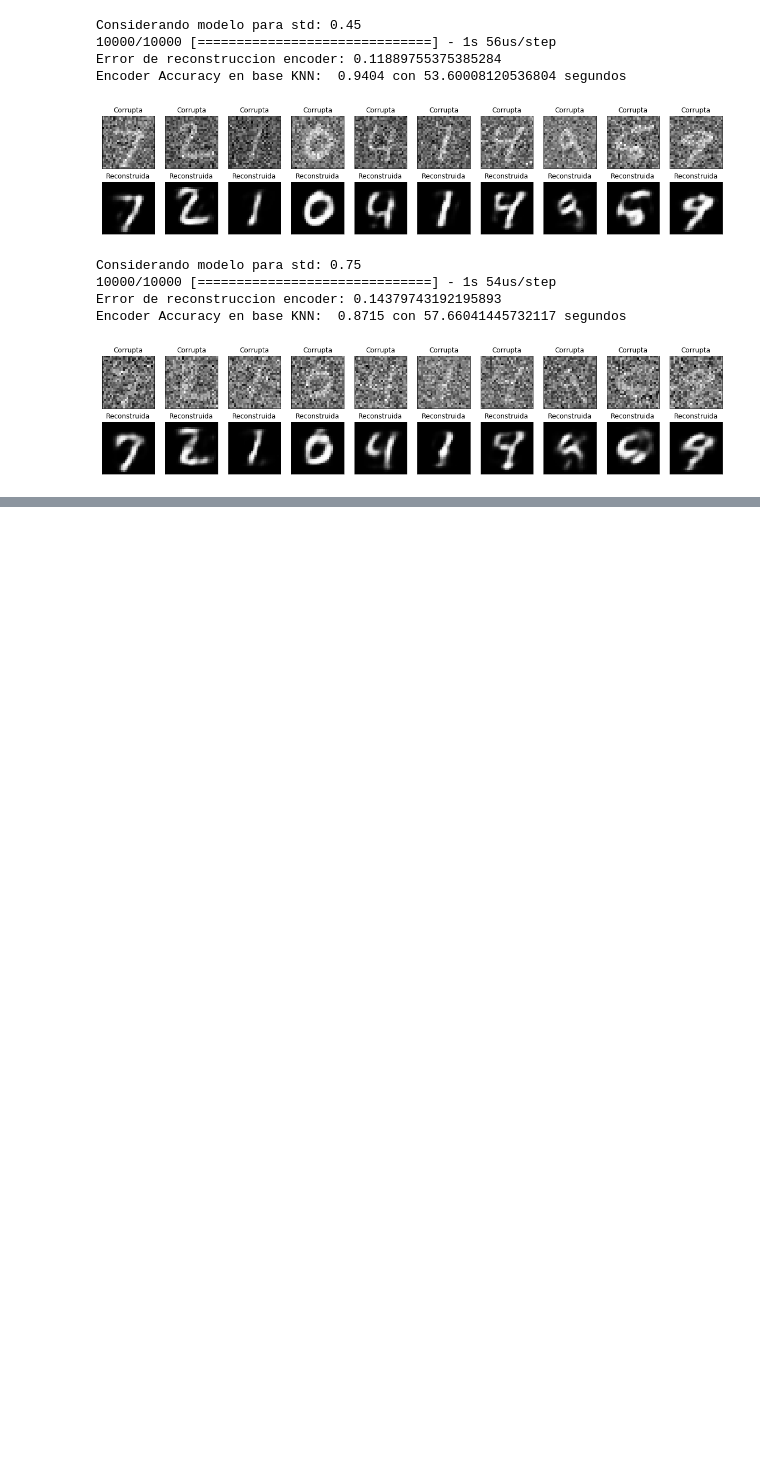
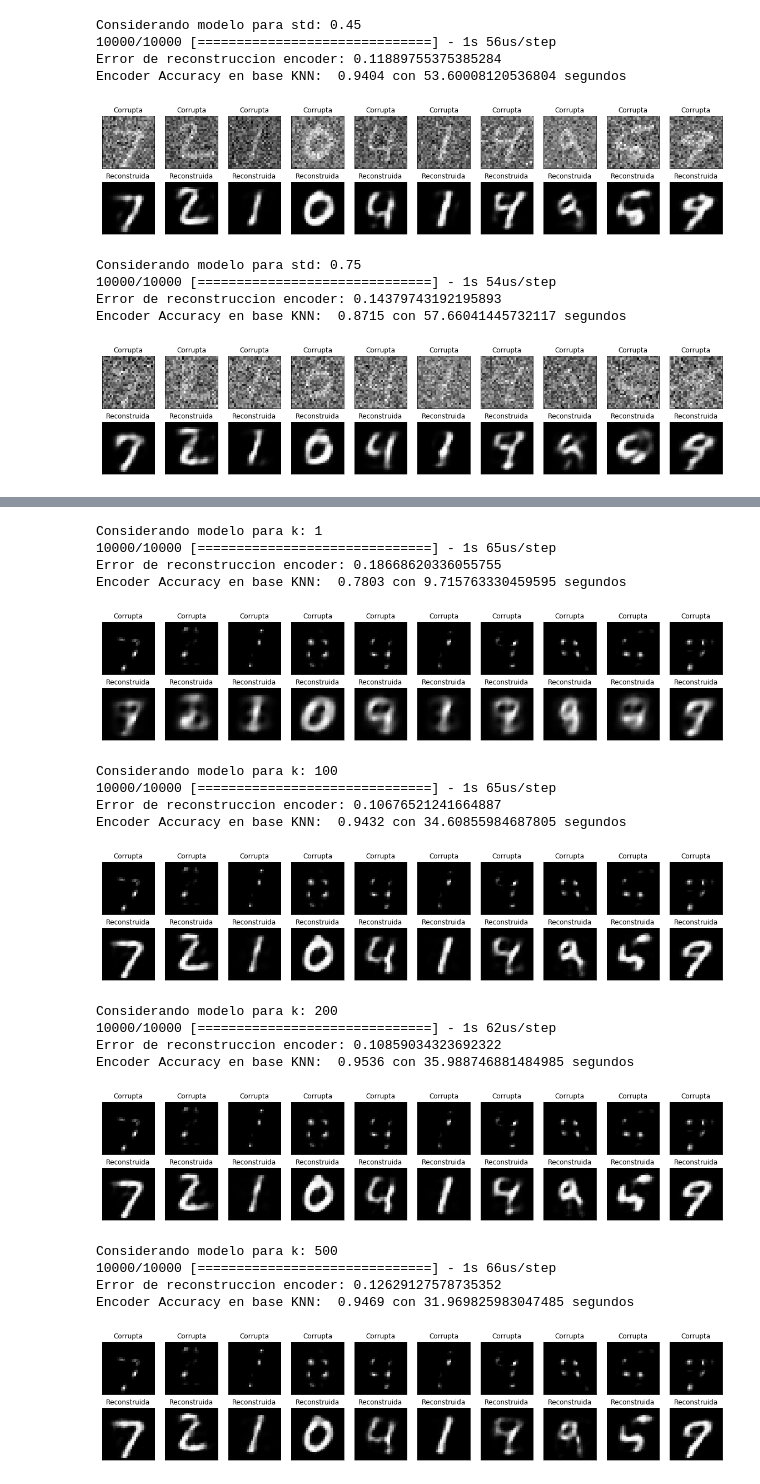
Before and after one commit to AlfredoAlfi/NNTarea2, a Jupyter notebook: Pregunta3.ipynb, the cells around one changed output, grey strips where cells are left out. Cells and saved outputs as stored; diff of their text form; code cells hidden in the pictures; blank space fills up the shorter version.

```diff
--- a/Pregunta3.ipynb
+++ b/Pregunta3.ipynb
@@ -1355,0 +1398,2 @@ NameError: name 'vectorProb' is not defined
+# %%
+gaussianas=filtroVision_gauss(4, covs)
@@ -1355,0 +1476,65 @@ NameError: name 'vectorProb' is not defined
+# %%
+from keras.models import load_model
+from sklearn.decomposition import PCA
+from sklearn.neighbors import KNeighborsClassifier
+import matplotlib.pyplot as plt
+%matplotlib inline
+import time
+
+for k in ks:
+    print ("Considerando modelo para k:", k)
+    noisy_x_train, noisy_x_val, noisy_x_test = corromper_normal(x_train, x_val, x_test, array, k)
+    autoencoder = load_model('./corruptos/autoencoder_768x32_normail_K_'+str(k)+'.h5')
+    #Reconstruir desde autoencoder (encoder --> decoder)
+    score = autoencoder.evaluate(noisy_x_test,x_test)
+    print ("Error de reconstruccion encoder:", score)
+    input_img = autoencoder.input
+    encoder_layer = autoencoder.layers[-2]
+    inicio = time.time()
+    encoder = Model(inputs=input_img, outputs=encoder_layer(input_img))
+    decoded_shape = Input(shape=(32,))
+    decoder_layer = autoencoder.layers[-1]
+    decoder = Model(inputs=decoded_shape, outputs=decoder_layer(decoded_shape))
+    encoded_train = encoder.predict(noisy_x_train)
+    encoded_test = encoder.predict(noisy_x_test)
+    decoded_test = decoder.predict(encoded_test)
+
+    clf = KNeighborsClassifier(10)
+    clf.fit(encoded_train, y_train)
+    print ("Encoder Accuracy en base KNN: ",clf.score(encoded_test,y_test),"con", (time.time() - inicio),"segundos")
+
+    n = 10
+    plt.figure(figsize=(20, 4))
+    for i in range(n):
+        ax = plt.subplot(2, n, i + 1)
+        plt.imshow(noisy_x_test[i].reshape(28, 28),cmap='gray')
+        ax.get_xaxis().set_visible(False)
+        ax.get_yaxis().set_visible(False)
+        plt.title("Corrupta")
+        ax = plt.subplot(2, n, i + 1 + n)
+        plt.imshow(decoded_test[i].reshape(28, 28),cmap='gray')
+        ax.get_xaxis().set_visible(False)
+        ax.get_yaxis().set_visible(False)
+        plt.title("Reconstruida")
+    plt.show()
+# %% [output]
+Considerando modelo para k: 1
+10000/10000 [==============================] - 1s 65us/step
+Error de reconstruccion encoder: 0.18668620336055755
+Encoder Accuracy en base KNN:  0.7803 con 9.715763330459595 segundos
+[figure, added]
+Considerando modelo para k: 100
+10000/10000 [==============================] - 1s 65us/step
+Error de reconstruccion encoder: 0.10676521241664887
+Encoder Accuracy en base KNN:  0.9432 con 34.60855984687805 segundos
+[figure, added]
+Considerando modelo para k: 200
+10000/10000 [==============================] - 1s 62us/step
+Error de reconstruccion encoder: 0.10859034323692322
+Encoder Accuracy en base KNN:  0.9536 con 35.988746881484985 segundos
+[figure, added]
+Considerando modelo para k: 500
+10000/10000 [==============================] - 1s 66us/step
+Error de reconstruccion encoder: 0.12629127578735352
+Encoder Accuracy en base KNN:  0.9469 con 31.969825983047485 segundos
+[figure, added]
```
Also changed, not shown: parts of 18 cells of this notebook, 9 other files.
